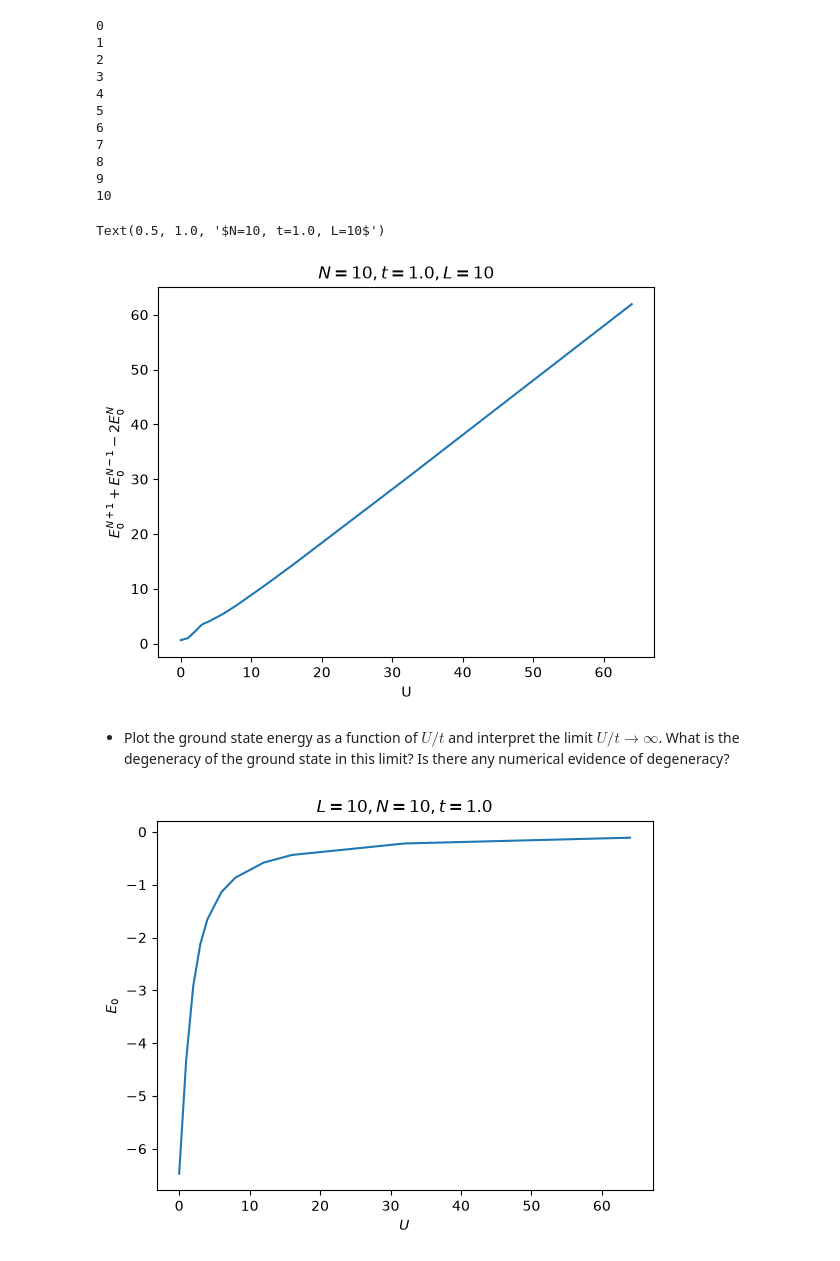
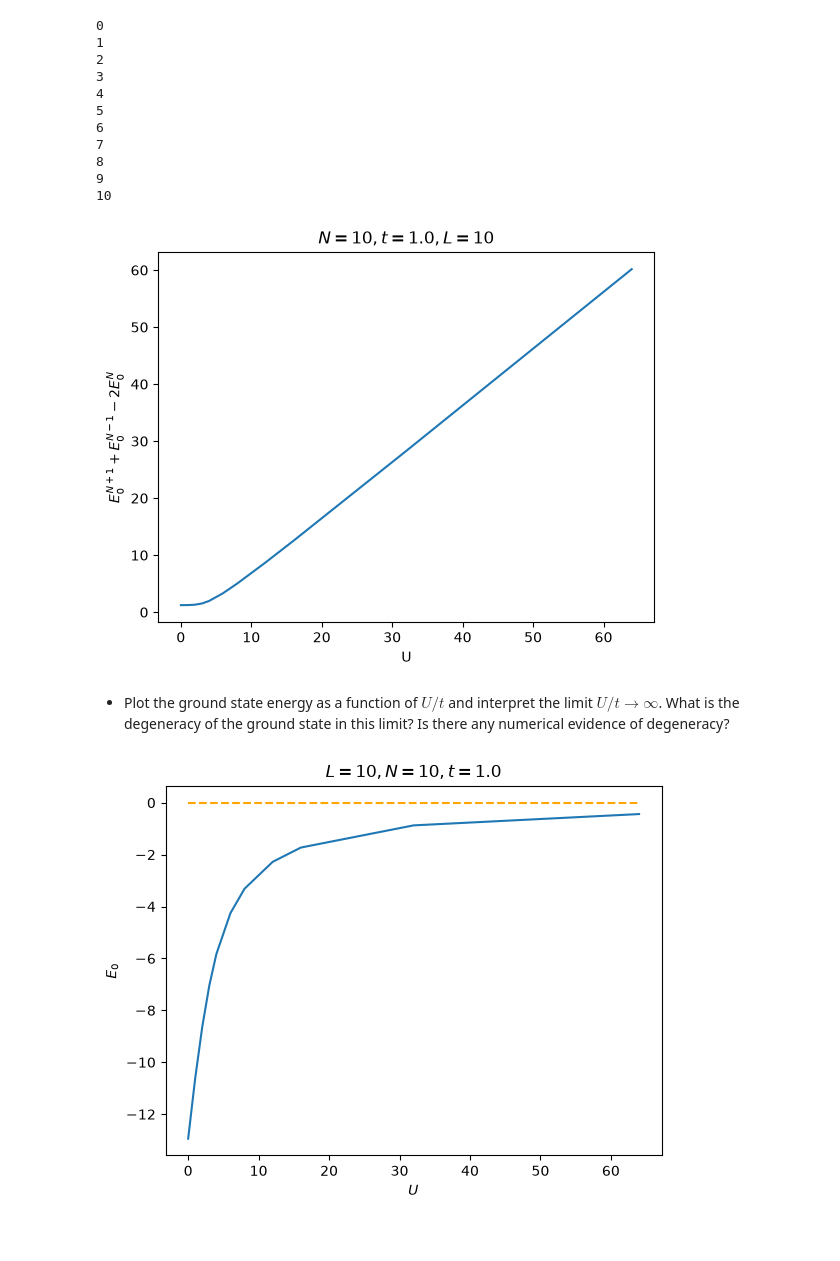
Before and after one commit to Jaymun723/numerical-methods-icfp, a Jupyter notebook: tp1.ipynb, the cells around one changed output. Cells and saved outputs as stored; diff of their text form; code cells hidden in the pictures.

```diff
--- a/tp1.ipynb
+++ b/tp1.ipynb
@@ -767,6 +737,0 @@ array([-1.56155281, -1.        , -1.        ,  0.        ,  0.        ,
-# %%
-vals = []
-for Nup in range(N+1):
-    for Ndn in range(2 - Nup + 1):
-        print(f"Nup={Nup}, Ndn={Ndn}")
-        print(np.linalg.eigvalsh(hubbard_dense(2, Nup, Ndn, U=U, t=t)))
@@ -818,3 +777,0 @@ Lowest Ritz value =  -6.472135954999581
-# %%
-psi = lanczos_data['Psi'][:,0]
-psi
@@ -837,7 +789,7 @@ for U_t in U_ts:
     E0, psi = spla.eigsh(H, k=1, which="SA", tol=0, return_eigenvectors=True)
 
     psi = psi[:, 0]
-    occup = np.abs(docc @ (psi.conj() * psi))
+    occup = np.abs(docc @ (psi.conj() * psi)) / L10
 
     occups.append(occup)
 # %%
@@ -874,18 +818,9 @@ energies = []
 
 for idx, U in enumerate(Us):
     print(idx)
-    # E_center = get_E0(L, N, U, t)
-    # E_minus = get_E0(L, N-1, U, t)
-    # E_plus = get_E0(L, N+1, U, t)
     E_center = get_E(L, 5, 5, U, t)
-    E_minus = min(
-        get_E(L, 4, 5, U, t),
-        get_E(L, 5, 4, U, t)
-    )
-    E_plus = min(
-        get_E(L, 6, 5, U, t),
-        get_E(L, 5, 6, U, t),
-    )
+    E_minus = get_E(L, 5, 4, U, t)
+    E_plus = get_E(L, 6, 5, U, t)
 
     charge = E_plus + E_minus - 2 * E_center
     charges.append(charge)
@@ -903,20 +838,25 @@ for idx, U in enumerate(Us):
 9
 10
 # %%
-plt.plot(Us, charges)
+# maxi = 5
+maxi = min(len(Us), len(charges))
+
+plt.plot(Us[:maxi], charges[:maxi])
 plt.xlabel("U")
 plt.ylabel(r"$E^{N+1}_0 + E^{N-1}_0 -2E^{N}_0$")
+# plt.yscale("log")
 plt.title(fr"$N={N}, t={t}, L={L}$")
+plt.show()
 # %% [output]
-Text(0.5, 1.0, '$N=10, t=1.0, L=10$')
-[figure, old version]
+[figure, new version]
 # %% [markdown]
 - Plot the ground state energy as a function of $U/t$ and interpret the limit $U/t \to \infty$. What is the degeneracy of the ground state in this limit? Is there any numerical evidence of degeneracy?
 # %%
 plt.plot(Us, energies)
 plt.ylabel(r"$E_0$")
 plt.xlabel(r"$U$")
 plt.title(r"$L=10, N=10, t=1.0$")
+plt.hlines(0, np.min(Us), np.max(Us), linestyles="--", colors="orange")
 plt.show()
 # %% [output]
-[figure, old version]
+[figure, new version]
```
Also changed, not shown: parts of 26 cells of this notebook, 5 other files.
